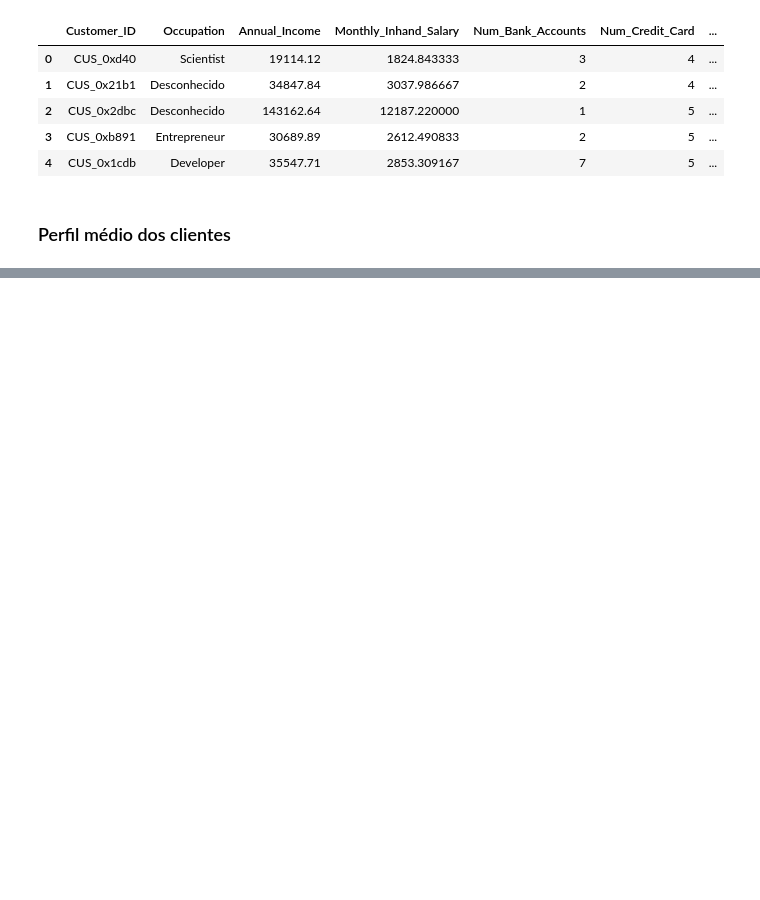
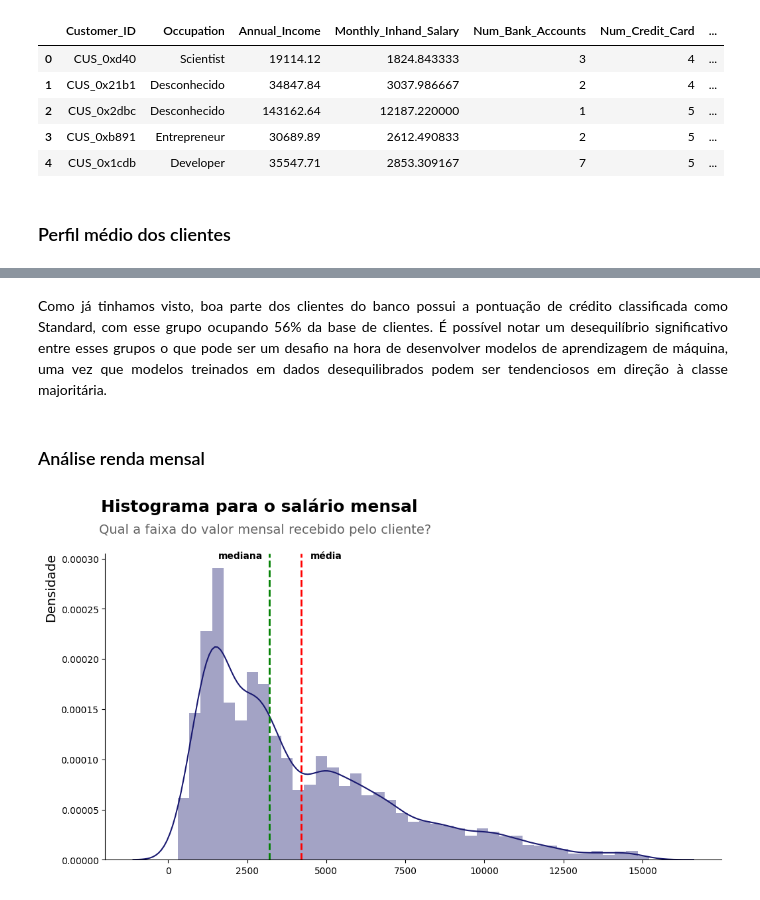
Before and after one commit to LilianeAquino/projeto_ml_II_santander_coders, a Jupyter notebook: trabalho_ada_ML.ipynb, the cells around one changed output, grey strips where cells are left out. Drawn from its saved outputs; the diff is of its cells as text; code cells hidden in the pictures; blank space fills up the shorter version.

```diff
--- a/trabalho_ada_ML.ipynb
+++ b/trabalho_ada_ML.ipynb
@@ -234,0 +292,26 @@ df.describe(include='O')
+# %% [markdown]
+<p style='text-align: justify;'><font size=3.>Como já tinhamos visto, boa parte dos clientes do banco possui a pontuação de crédito classificada como Standard, com esse grupo ocupando 56% da base de clientes. É possível notar um desequilíbrio significativo entre esses grupos o que pode ser um desafio na hora de desenvolver modelos de aprendizagem de máquina, uma vez que modelos treinados em dados desequilibrados podem ser tendenciosos em direção à classe majoritária.</font></p>
+# %% [markdown]
+### Análise renda mensal
+# %%
+suptitle = 'Histograma para o salário mensal'
+title = 'Qual a faixa do valor mensal recebido pelo cliente?'
+
+ax = sns.distplot(df['Monthly_Inhand_Salary'], kde=True, color='#191970')
+ax.figure.set_size_inches(12, 6)
+ax.set_ylabel('Densidade', fontsize=14, horizontalalignment='left', y=0.779)
+ax.set_xlabel(None)
+ax.spines[['top', 'right']].set_visible(False)
+
+plt.axvline(x=4210.79, color='r', linestyle='dashed', linewidth=2, label='Média')
+plt.text(5000, 0.00030, 'média', fontsize=10, weight='bold', horizontalalignment='center')
+
+plt.axvline(x=3196.99, color='g', linestyle='dashed', linewidth=2, label='Mediana')
+plt.text(2300, 0.00030, 'mediana', fontsize=10, weight='bold', horizontalalignment='center')
+
+plt.suptitle(suptitle, fontsize=18, y=1.02, horizontalalignment='left', x=0.12, color='black', weight='bold')
+plt.title(title, fontsize=14, color='#646464', y=1.05, loc='left', x=-0.01)
+plt.grid(False)
+plt.show()
+# %% [output]
+[figure, added]
```
Also changed, not shown: parts of 15 cells of this notebook.
